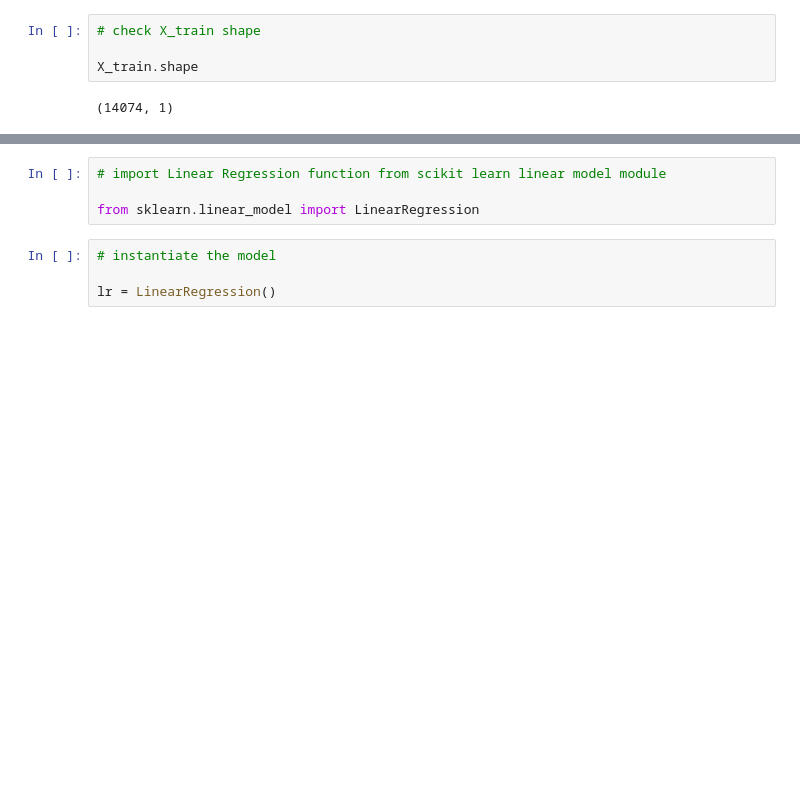
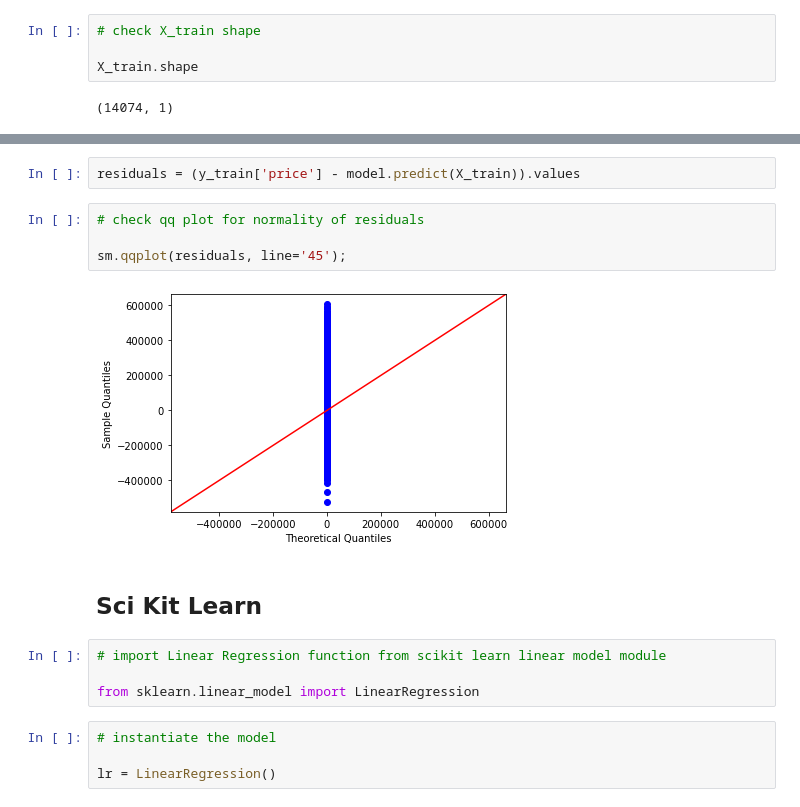
Before and after one commit to ran0027/dsc-phase2-project, a Jupyter notebook: new_baseline_model.ipynb, the cells around one changed output, grey strips where cells are left out. Drawn from its saved outputs; the diff is of its cells as text; blank space fills up the shorter version.

```diff
--- a/new_baseline_model.ipynb
+++ b/new_baseline_model.ipynb
@@ -116,3 +178,13 @@ X_train.shape
+# %%
+residuals = (y_train['price'] - model.predict(X_train)).values
+# %%
+# check qq plot for normality of residuals
+
+sm.qqplot(residuals, line='45');
+# %% [output]
+[figure, added]
+# %% [markdown]
+## Sci Kit Learn
 # %%
 # import Linear Regression function from scikit learn linear model module
 
```
Also changed, not shown: parts of 15 cells of this notebook.
